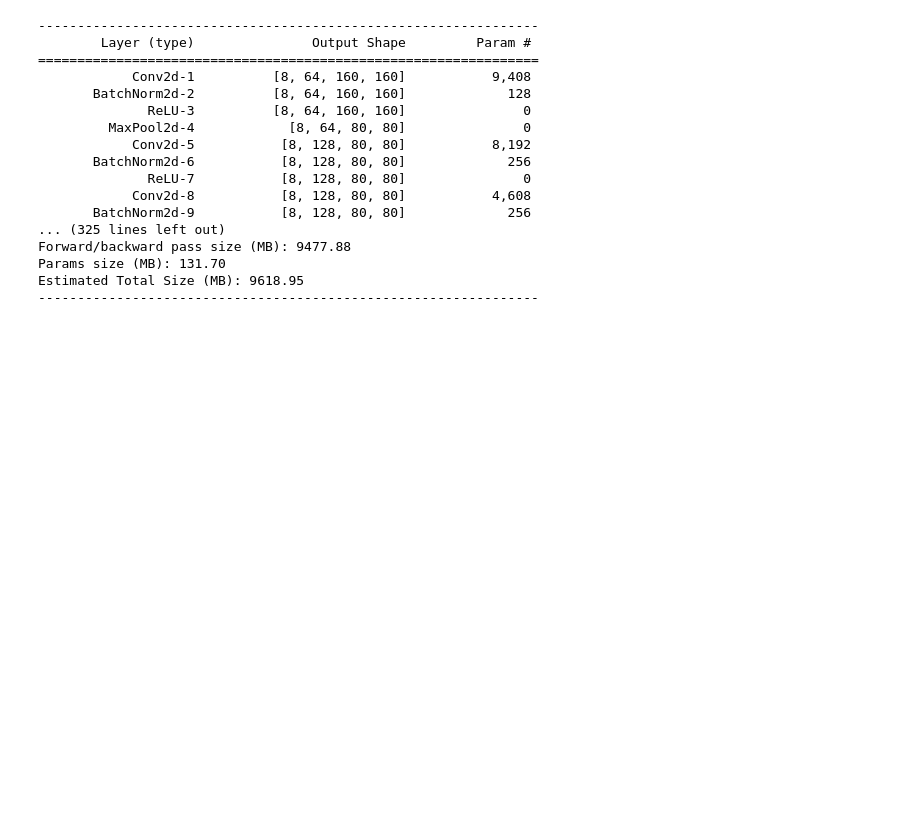
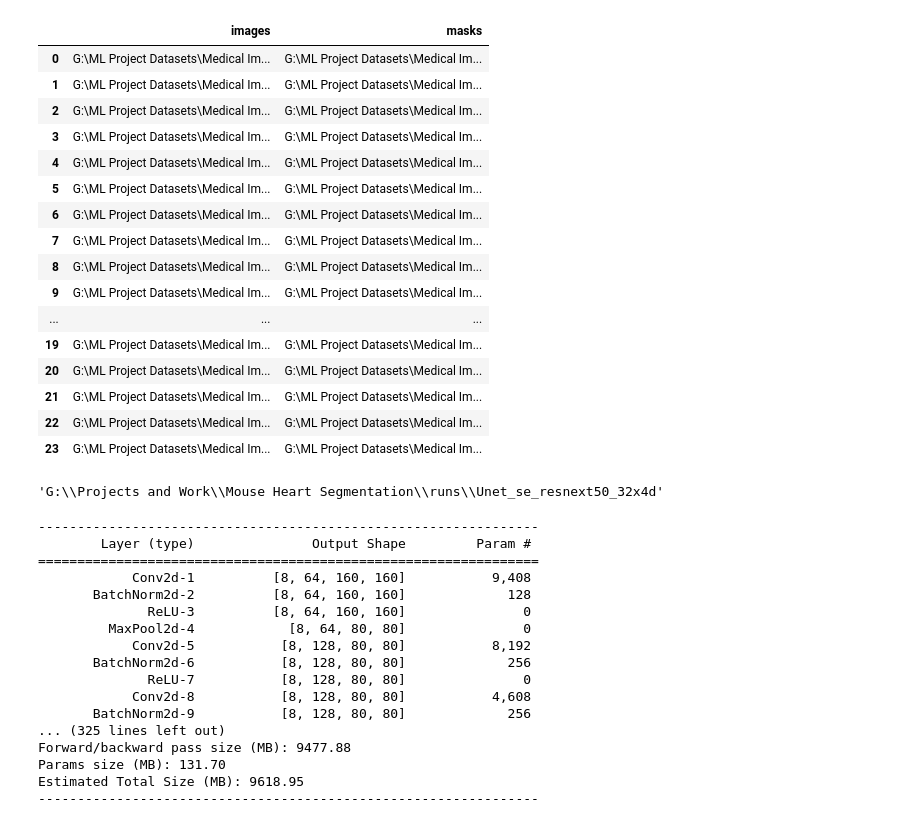
Before and after one commit to eyw2003/MicroCTsegmentation, a Jupyter notebook: Noteooks/Human Heart Segmentation.ipynb, the cells around one changed output. Drawn from its saved outputs; the diff is of its cells as text; code cells hidden in the pictures; blank space fills up the shorter version.

```diff
--- a/Noteooks/Human Heart Segmentation.ipynb
+++ b/Noteooks/Human Heart Segmentation.ipynb
@@ -44,8 +46,27 @@ def visualize(**images):
         plt.imshow(image)
     plt.show()
 # %%
-df_train=load_data(DATASET_2D_BASE_PATH/'train')
-df_val=load_data(DATASET_2D_BASE_PATH/'val')
+df_train=load_data(DATASET_2D_BASE_PATH/'train')[0:24]
+df_val=load_data(DATASET_2D_BASE_PATH/'val')[0:8]
+df_train
+# %% [output]
+|  | images | masks |
+| 0 | G:\ML Project Datasets\Medical Im... | G:\ML Project Datasets\Medical Im... |
+| 1 | G:\ML Project Datasets\Medical Im... | G:\ML Project Datasets\Medical Im... |
+| 2 | G:\ML Project Datasets\Medical Im... | G:\ML Project Datasets\Medical Im... |
+| 3 | G:\ML Project Datasets\Medical Im... | G:\ML Project Datasets\Medical Im... |
+| 4 | G:\ML Project Datasets\Medical Im... | G:\ML Project Datasets\Medical Im... |
+| 5 | G:\ML Project Datasets\Medical Im... | G:\ML Project Datasets\Medical Im... |
+| 6 | G:\ML Project Datasets\Medical Im... | G:\ML Project Datasets\Medical Im... |
+| 7 | G:\ML Project Datasets\Medical Im... | G:\ML Project Datasets\Medical Im... |
+| 8 | G:\ML Project Datasets\Medical Im... | G:\ML Project Datasets\Medical Im... |
+| 9 | G:\ML Project Datasets\Medical Im... | G:\ML Project Datasets\Medical Im... |
+| ... | ... | ... |
+| 19 | G:\ML Project Datasets\Medical Im... | G:\ML Project Datasets\Medical Im... |
+| 20 | G:\ML Project Datasets\Medical Im... | G:\ML Project Datasets\Medical Im... |
+| 21 | G:\ML Project Datasets\Medical Im... | G:\ML Project Datasets\Medical Im... |
+| 22 | G:\ML Project Datasets\Medical Im... | G:\ML Project Datasets\Medical Im... |
+| 23 | G:\ML Project Datasets\Medical Im... | G:\ML Project Datasets\Medical Im... |
 # %%
 
 class Dataset(BaseDataset):
@@ -155 +176,6 @@ from torchsummary import summary
+# %%
+WEIGHTS_PATH=os.path.join(TRAIN_RUNS_PATH,f'{MODEL_NAME}_{ENCODER}')
+WEIGHTS_PATH
+# %% [output]
+'G:\\Projects and Work\\Mouse Heart Segmentation\\runs\\Unet_se_resnext50_32x4d'
 # %%
```
Also changed, not shown: parts of 9 cells of this notebook, 1 other file.
